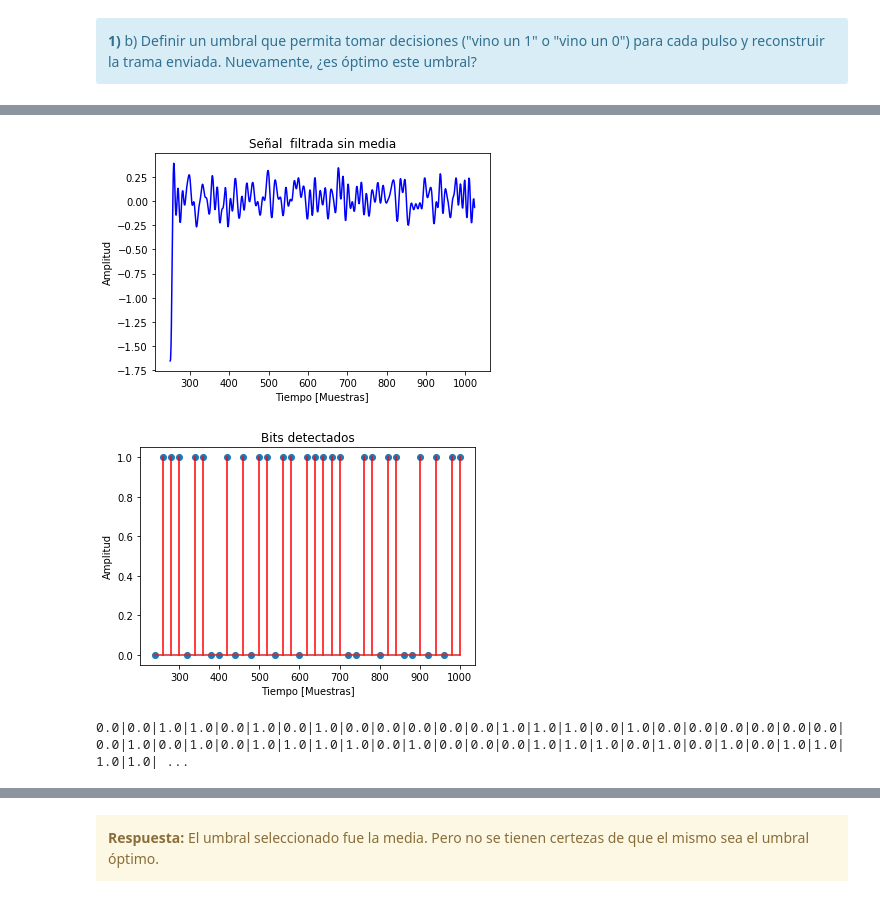
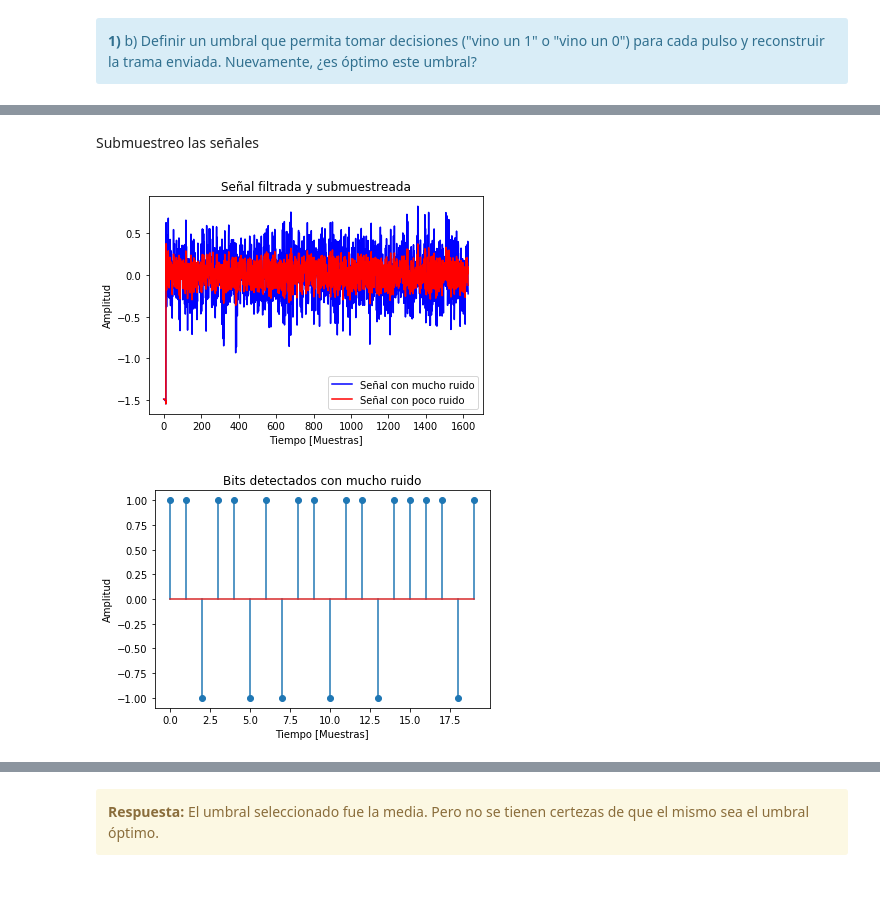
Before and after one commit to Martin-N-Menendez/PdS, a Jupyter notebook: TP1/TP1.ipynb, the cells around one changed output, grey strips where cells are left out. Saved outputs shown, nothing was run; the diff lists cells and outputs as text; code cells hidden in the pictures.

```diff
--- a/TP1/TP1.ipynb
+++ b/TP1/TP1.ipynb
@@ -47,7 +47,10 @@ import scipy.signal as dspTools
 from math import trunc
 # %%
 # Carga de datos
-datos = np.load('signalLowSNR.npy')
-pulse = np.load('pulse.npy')
+señal_poco_ruido = np.load('signalLowSNR.npy')
+señal_mucho_ruido = np.load('signal.npy')
+pulso = np.load('pulse.npy')
+
+header = [1,0,1,0,1,1,0,0]*16
 # %%
 # Calculo de N
@@ -91,7 +96,8 @@ f = 0.2
 
 b_fir = dspTools.firwin(nTaps, f, window='boxcar')
 
-filtrado = dspTools.lfilter(b_fir, 1.0, datos)
+filtrado_mucho_ruido = dspTools.lfilter(b_fir, 1.0, señal_mucho_ruido)
+filtrado_poco_ruido = dspTools.lfilter(b_fir, 1.0, señal_poco_ruido)
 # %%
 plt.figure()
 
@@ -143,10 +128,21 @@ plt.show()
+# %%
+media_mucho_ruido = statistics.mean(filtrado_mucho_ruido)
+media_poco_ruido = statistics.mean(filtrado_poco_ruido)
+# %% [markdown]
+Submuestreo las señales
+# %%
+señal_mucho_ruido_sub = filtrado_mucho_ruido[20::20] - media_mucho_ruido
+señal_poco_ruido_sub = filtrado_poco_ruido[20::20] - media_poco_ruido
 # %%
 plt.figure()
-plt.plot(t[desde:hasta],filtrado[desde:hasta]-media,'b')
 
-plt.title('Señal  filtrada sin media')
+plt.plot(señal_mucho_ruido_sub,'b')
+plt.plot(señal_poco_ruido_sub,'r')
+
+plt.title('Señal filtrada y submuestreada')
 plt.xlabel('Tiempo [Muestras]')
 plt.ylabel('Amplitud')
+plt.legend(('Señal con mucho ruido', 'Señal con poco ruido'))
 plt.show()
 # %% [output]
-[figure, old version]
+[figure, new version]
@@ -153,15 +161,10 @@ plt.show()
 # %%
 plt.figure()
-plt.stem(t_t[desde//20:hasta//20],trigger[desde//20:hasta//20], 'r')
+plt.stem(2*bits_mucho_ruido[12:128//4]-1)
 
-plt.title('Bits detectados')
+plt.title('Bits detectados con mucho ruido')
 plt.xlabel('Tiempo [Muestras]')
 plt.ylabel('Amplitud')
 plt.show()
 # %% [output]
-[figure, old version]
+[figure, new version]
-# %%
-
-print (*trigger[desde:hasta],sep="|")
-# %% [output]
-0.0|0.0|1.0|1.0|0.0|1.0|0.0|1.0|0.0|0.0|0.0|0.0|0.0|1.0|1.0|1.0|0.0|1.0|0.0|0.0|0.0|0.0|0.0|0.0|0.0|1.0|0.0|1.0|0.0|1.0|1.0|1.0|1.0|0.0|1.0|0.0|0.0|0.0|1.0|1.0|1.0|0.0|1.0|0.0|1.0|0.0|1.0|1.0|1.0|1.0| ...
```
Also changed, not shown: parts of 25 cells of this notebook.
